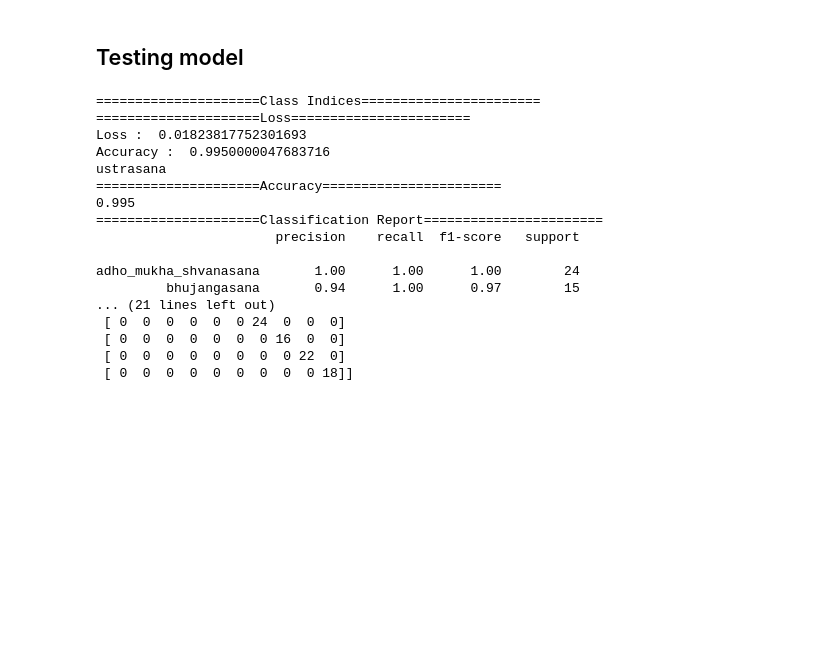
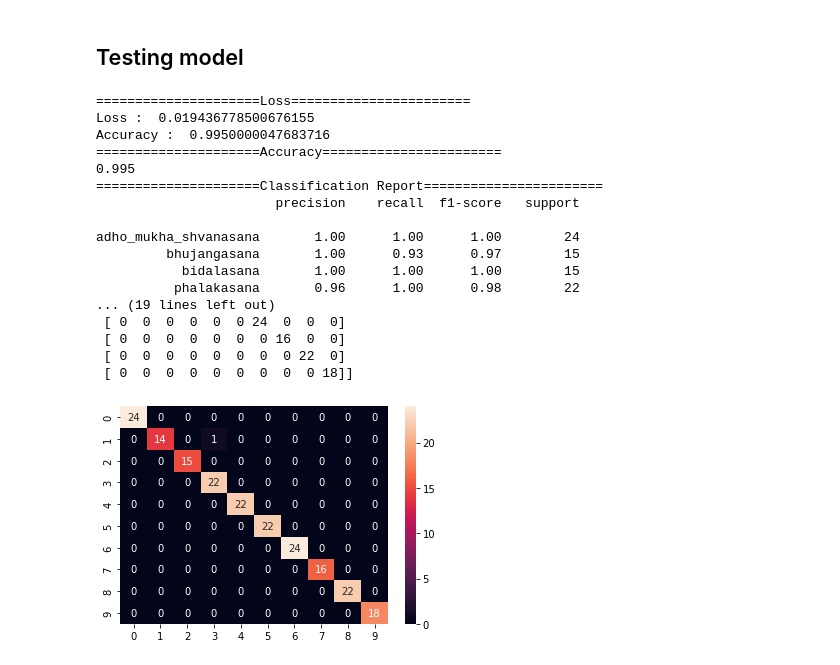
Before and after one commit to Sharkaboi/YogaPartner, a Jupyter notebook: modelTrain.ipynb, the cells around one changed output. Drawn from its saved outputs; the diff is of its cells as text; code cells hidden in the pictures; blank space fills up the shorter version.

```diff
--- a/modelTrain.ipynb
+++ b/modelTrain.ipynb
@@ -831,7 +802,6 @@ Done
 ## Testing model
 # %%
 loss, accuracy = model.evaluate(processed_X_test, y_test, verbose = 0)
-print("=====================Class Indices=======================")
 print("=====================Loss=======================")
 print('Loss : ', loss)
 print("Accuracy : ", accuracy)
@@ -852,23 +822,33 @@ y_test_classes = [labels_list[i] for i in np.argmax(y_test, axis=1)]
 con_matrix = confusion_matrix(y_test_classes, y_pred_classes, labels=labels_list)
 print(con_matrix)
 # %% [output]
-=====================Class Indices=======================
 =====================Loss=======================
-Loss :  0.01823817752301693
+Loss :  0.019436778500676155
 Accuracy :  0.9950000047683716
-ustrasana
 =====================Accuracy=======================
 0.995
 =====================Classification Report=======================
                        precision    recall  f1-score   support
 
 adho_mukha_shvanasana       1.00      1.00      1.00        24
-         bhujangasana       0.94      1.00      0.97        15
-... (21 lines left out)
+         bhujangasana       1.00      0.93      0.97        15
+           bidalasana       1.00      1.00      1.00        15
+          phalakasana       0.96      1.00      0.98        22
+... (19 lines left out)
  [ 0  0  0  0  0  0 24  0  0  0]
  [ 0  0  0  0  0  0  0 16  0  0]
  [ 0  0  0  0  0  0  0  0 22  0]
  [ 0  0  0  0  0  0  0  0  0 18]]
+# %%
+import seaborn as snNew
+import pandas as pdNew
+import matplotlib.pyplot as pltNew
+
+DetaFrame_cm = pdNew.DataFrame(con_matrix, range(10), range(10))
+snNew.heatmap(DetaFrame_cm, annot=True)
+pltNew.show()
+# %% [output]
+[figure, added]
 # %%
 model.summary()
 # %% [output]
```
Also changed, not shown: parts of 6 cells of this notebook, 4 other files.
